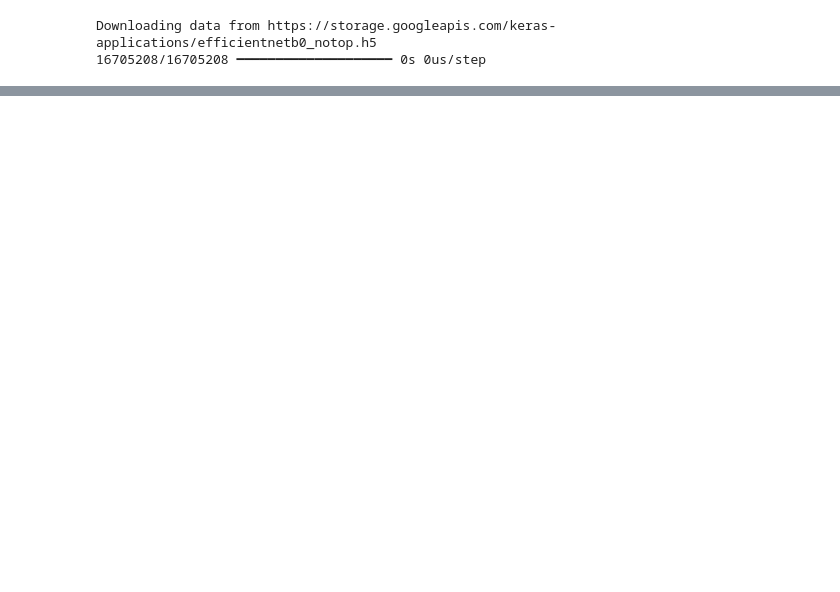
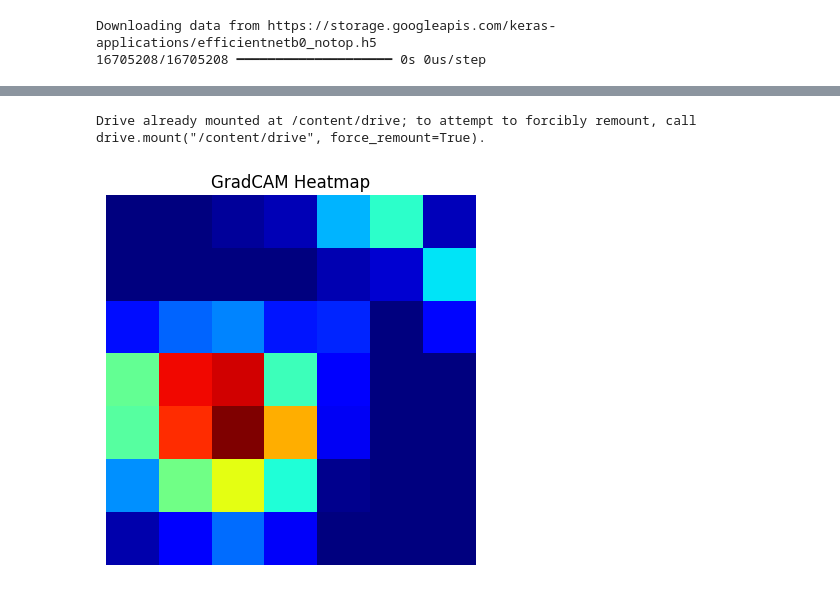
Before and after one commit to sudeozkanoglu/malaria_detect_deep_learning, a Jupyter notebook: Copy_of_Welcome_To_Colab.ipynb, the cells around one changed output, grey strips where cells are left out. Saved outputs shown, nothing was run; the diff lists cells and outputs as text; code cells hidden in the pictures; blank space fills up the shorter version.

```diff
--- a/Copy_of_Welcome_To_Colab.ipynb
+++ b/Copy_of_Welcome_To_Colab.ipynb
@@ -32,7 +38,7 @@ Path to dataset files: /kaggle/input/cell-images-for-detecting-malaria
 # TRAIN - VALIDATION VE TEST OLARAK DATASET'İ AYIRMA
 
 # Ana klasör yolu
-source_dir = '/kaggle/input/cell-images-for-detecting-malaria/cell_images'
+source_dir = os.path.join(path, 'cell_images')
 
 # Hedef klasörler
 base_dir = '/kaggle/working/data'
@@ -851,0 +902,65 @@ F1-score: 0.5805967211031287
+# %%
+# AÇIKLANABİLİR YAPAY ZEKA - MOBILENET
+# Function to load and preprocess an image
+def get_img_array(img_path, size):
+    img = image.load_img(img_path, target_size=size)
+    img_array = image.img_to_array(img)
+    img_array = np.expand_dims(img_array, axis=0)
+    img_array = preprocess_input(img_array)
+    return img_array
+
+# Function to generate GradCAM heatmap
+def make_gradcam_heatmap(img_array, model, last_conv_layer_name, pred_index=None):
+    # Create a sub-model for GradCAM using specified layers
+    grad_model = Model(
+        [model.inputs], [model.get_layer(last_conv_layer_name).output, model.output])
+
+    # Compute the gradient of the top predicted class with respect to activations
+    with tf.GradientTape() as tape:
+        last_conv_layer_output, preds = grad_model(img_array)
+        if pred_index is None:
+            pred_index = tf.argmax(preds[0])
+        class_channel = preds[:, pred_index]
+
+    # Compute gradient of the output neuron with respect to feature map
+    grads = tape.gradient(class_channel, last_conv_layer_output)
+
+    # Calculate the mean intensity of the gradient
+    pooled_grads = tf.reduce_mean(grads, axis=(0, 1, 2))
+
+    # Weighted sum of feature map channels to create heatmap
+    last_conv_layer_output = last_conv_layer_output[0]
+    heatmap = last_conv_layer_output @ pooled_grads[..., tf.newaxis]
+    heatmap = tf.squeeze(heatmap)
+
+    # Normalize the heatmap
+    heatmap = tf.maximum(heatmap, 0) / tf.math.reduce_max(heatmap)
+    return heatmap.numpy()
+
+drive.mount('/content/drive')
+img_path = '/content/drive/MyDrive/parasitized.png'
+model = load_model("/content/mobilenet_malaria_model.keras")
+img_array = get_img_array(img_path, size=(224, 224))
+heatmap = make_gradcam_heatmap(img_array, model, last_conv_layer_name="conv2d", pred_index=None)
+
+# Rescale heatmap to 0-255
+heatmap = np.uint8(255 * heatmap)
+
+# Apply a colormap for visualization
+plt.imshow(heatmap, cmap='jet')
+plt.axis('off')
+plt.title('GradCAM Heatmap')
+plt.show()
+
+# Model tahmini
+preds = model.predict(img_array)
+pred_class_idx = np.argmax(preds[0])
+
+# Sınıf isimleri (senin sınıf sırana göre düzenle)
+class_names = ['Parasitic', 'Uninfected']
+
+# Sonucu yazdır
+print(f"Tahmin sonucu: {preds[0]} → Sınıf: {class_names[pred_class_idx]}")
+# %% [output]
+Drive already mounted at /content/drive; to attempt to forcibly remount, call drive.mount("/content/drive", force_remount=True).
+[figure, added]
```
Also changed, not shown: parts of 40 cells of this notebook.
